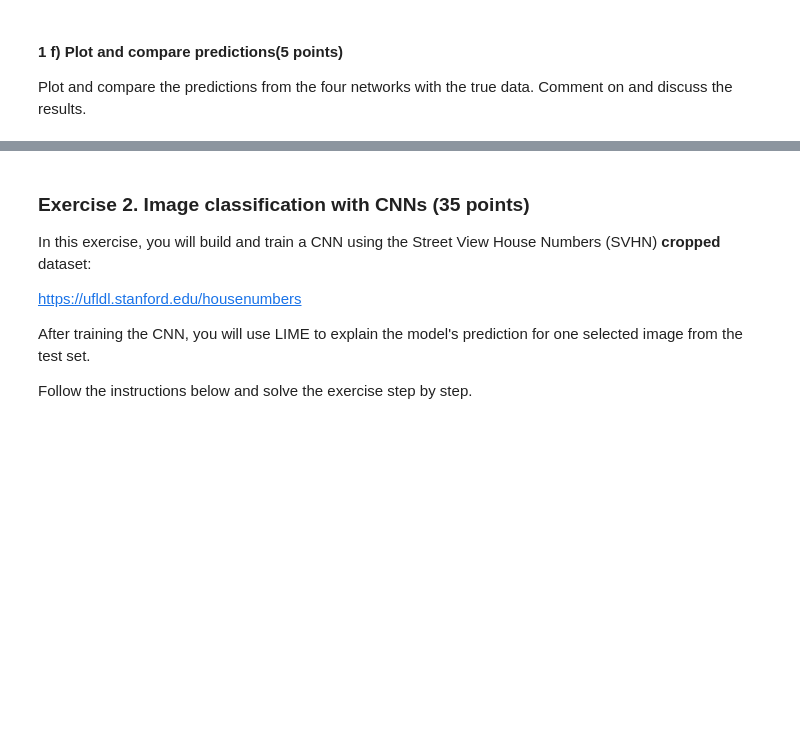
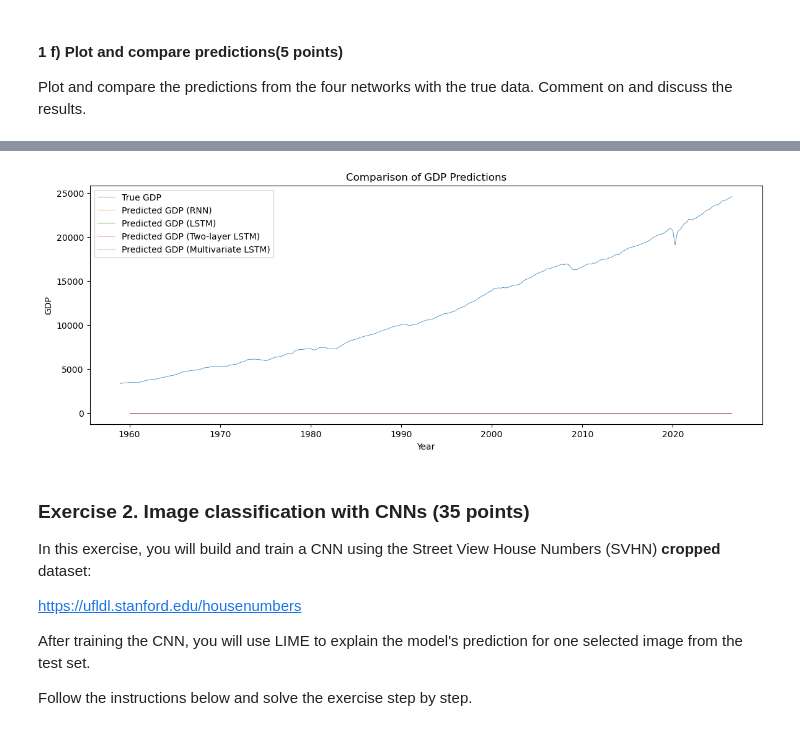
Before and after one commit to cloverco3la/GRA-41624-Deep-Learning, a Jupyter notebook: project-GRA4162-fall2026.ipynb, the cells around one changed output, grey strips where cells are left out. Cells and saved outputs as stored; diff of their text form; code cells hidden in the pictures; blank space fills up the shorter version.

```diff
--- a/project-GRA4162-fall2026.ipynb
+++ b/project-GRA4162-fall2026.ipynb
@@ -265,3 +347,54 @@ After training, print the model summary.
 
 Plot and compare the predictions from the four networks with the true data.
 Comment on and discuss the results.
+# %%
+# Generate predictions from the four networks.
+p_GDP_RNN = model_RNN.predict(uni_generator)
+p_GDP_LSTM = model_LSTM.predict(uni_generator)
+p_GDP_LSTM2 = model_LSTM2.predict(uni_generator)
+p_GDP_LSTMM = model_LSTMM.predict(multi_generator)
+
+# True GDP data.
+GDP = np.array(df["GDPC1"])
+
+# Number of true and predicted observations.
+obs_true = GDP.shape[0]
+obs_est = p_GDP_RNN.shape[0]
+
+# Create missing values for the first four observations.
+nan_vec = np.repeat(np.nan, obs_true - obs_est)
+nan_vec.shape = (obs_true - obs_est, 1)
+
+# Align predictions with true data.
+p_GDP_RNN = np.vstack([nan_vec, p_GDP_RNN]).flatten()
+p_GDP_LSTM = np.vstack([nan_vec, p_GDP_LSTM]).flatten()
+p_GDP_LSTM2 = np.vstack([nan_vec, p_GDP_LSTM2]).flatten()
+p_GDP_LSTMM = np.vstack([nan_vec, p_GDP_LSTMM]).flatten()
+
+# Observation dates.
+years = df["observation_date"]
+
+# Plot true GDP and predictions.
+plt.figure(figsize=(14, 5))
+
+plt.plot(years, GDP,
+         label="True GDP", linewidth=0.5)
+
+plt.plot(years, p_GDP_RNN,
+         label="Predicted GDP (RNN)", linewidth=0.5)
+
+plt.plot(years, p_GDP_LSTM,
+         label="Predicted GDP (LSTM)", linewidth=0.5)
+
+plt.plot(years, p_GDP_LSTM2,
+         label="Predicted GDP (Two-layer LSTM)", linewidth=0.5)
+
+plt.plot(years, p_GDP_LSTMM,
+         label="Predicted GDP (Multivariate LSTM)", linewidth=0.5)
+
+plt.xlabel("Year")
+plt.ylabel("GDP")
+plt.title("Comparison of GDP Predictions")
+plt.legend()
+plt.show()
+# %% [output]
@@ -268,3 +405,4 @@ Comment on and discuss the results.
+[figure, added]
 # %% [markdown]
 ### Exercise 2. Image classification with CNNs (35 points)
 
```
Also changed, not shown: parts of 10 cells of this notebook, 1 other file.
